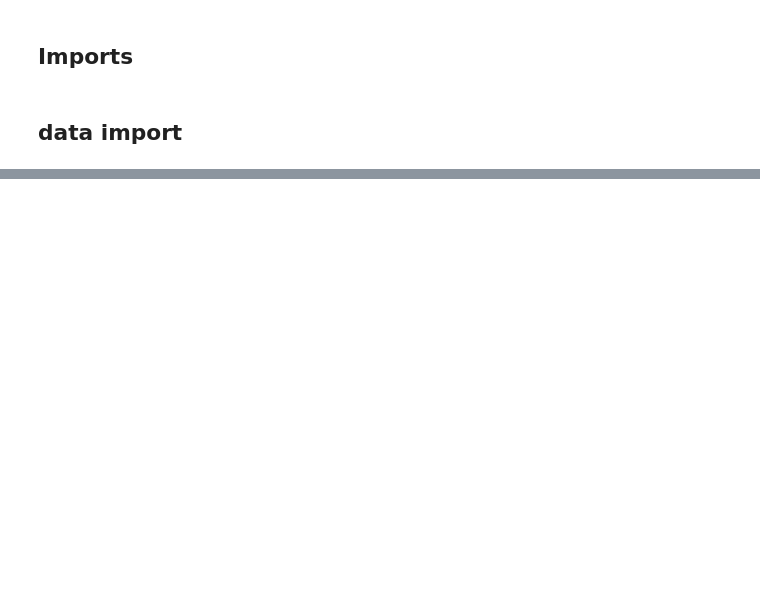
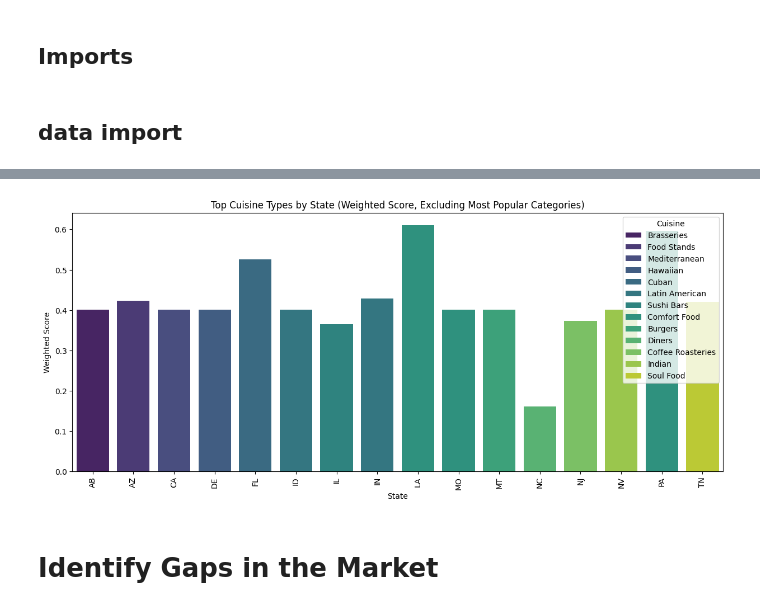
Before and after one commit to orethadomfeh/YelpGrowthInsights, a Jupyter notebook: code/model.ipynb, the cells around one changed output, grey strips where cells are left out. Drawn from its saved outputs; the diff is of its cells as text; code cells hidden in the pictures; blank space fills up the shorter version.

```diff
--- a/code/model.ipynb
+++ b/code/model.ipynb
@@ -94,0 +730,13 @@ print("\nClassification Report:\n", classification_report(y_test, y_pred))
+# %%
+# Normalize the average_rating and total_reviews columns:
+state_cuisine_summary['normalized_rating'] = state_cuisine_summary['average_rating'] / state_cuisine_summary['average_rating'].max()
+state_cuisine_summary['normalized_reviews'] = state_cuisine_summary['total_reviews'] / state_cuisine_summary['total_reviews'].max()
+# %%
+#Assign weights to average_rating and total_reviews, and calculate the weighted score:
+rating_weight = 0.4  # Adjust the weight for average_rating as needed
+reviews_weight = 0.3  # Adjust the weight for total_reviews as needed
+
+state_cuisine_summary['weighted_score'] = (state_cuisine_summary['normalized_rating'] * rating_weight) + (state_cuisine_summary['normalized_reviews'] * reviews_weight)
+# %%
+top_cuisines = state_cuisine_summary.loc[state_cuisine_summary.groupby('state')['weighted_score'].idxmax()]
+top_cuisines.head(18)
@@ -94,0 +761,13 @@ print("\nClassification Report:\n", classification_report(y_test, y_pred))
+# %%
+import seaborn as sns
+import matplotlib.pyplot as plt
+
+def create_barplot(data, y_col, title, xlabel, ylabel, figsize=(15, 6)):
+    plt.figure(figsize=figsize)
+    sns.barplot(data=data, x='state', y=y_col, hue='cuisine_type', dodge=False, palette='viridis')
+    plt.title(title)
+    plt.xlabel(xlabel)
+    plt.ylabel(ylabel)
+    plt.legend(title='Cuisine', loc='upper right')
+    plt.xticks(rotation=90)
+    plt.show()
@@ -94,0 +778,6 @@ print("\nClassification Report:\n", classification_report(y_test, y_pred))
+# %%
+create_barplot(top_cuisines, 'weighted_score', 'Top Cuisine Types by State (Weighted Score, Excluding Most Popular Categories)', 'State', 'Weighted Score')
+# %% [output]
+[figure, added]
+# %% [markdown]
+# Identify Gaps in the Market
```
Also changed, not shown: parts of 109 cells of this notebook, 1 other file.
